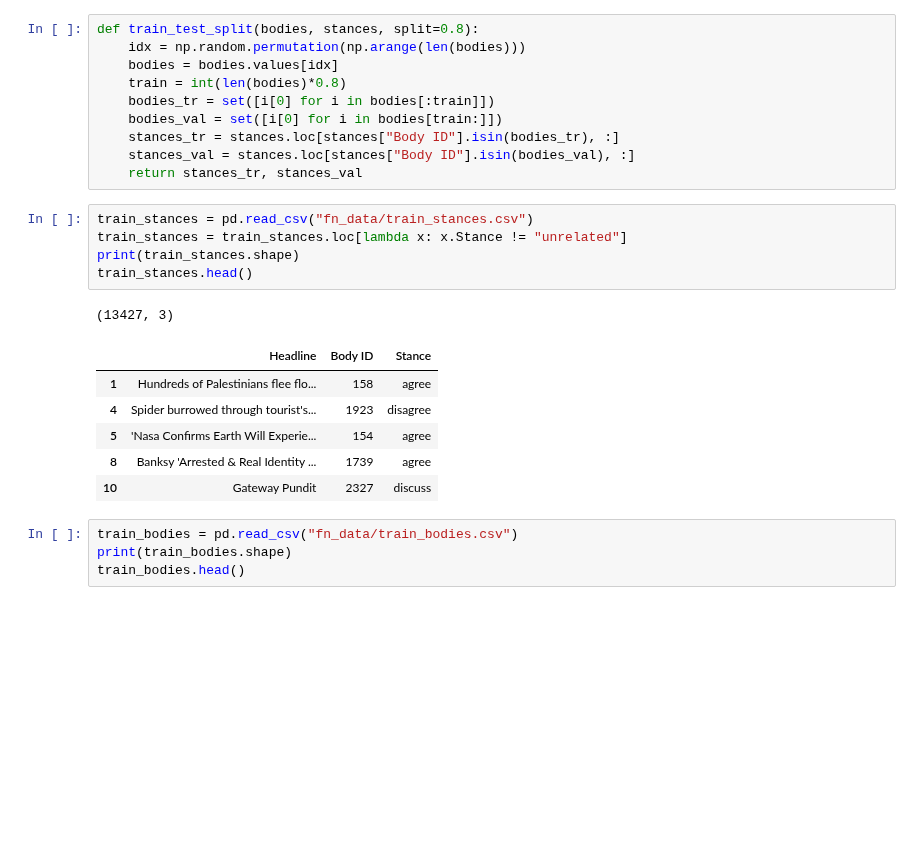
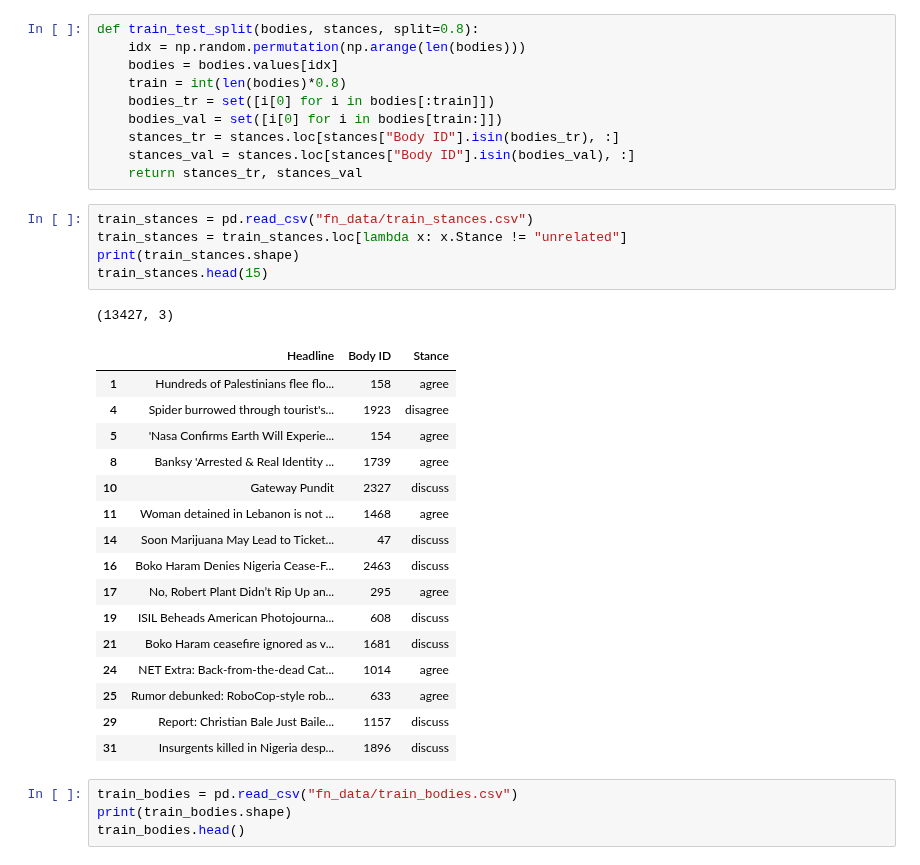
Before and after one commit to CornellDataScience/Insights-FakeNews, a Jupyter notebook: Graph Model.ipynb, the cells around one changed output. Drawn from its saved outputs; the diff is of its cells as text; blank space fills up the shorter version.

```diff
--- a/Graph Model.ipynb
+++ b/Graph Model.ipynb
@@ -24,16 +26,26 @@ def train_test_split(bodies, stances, split=0.8):
 # %%
 train_stances = pd.read_csv("fn_data/train_stances.csv")
 train_stances = train_stances.loc[lambda x: x.Stance != "unrelated"]
 print(train_stances.shape)
-train_stances.head()
+train_stances.head(15)
 # %% [output]
 (13427, 3)
 |  | Headline | Body ID | Stance |
 | 1 | Hundreds of Palestinians flee flo... | 158 | agree |
 | 4 | Spider burrowed through tourist's... | 1923 | disagree |
 | 5 | 'Nasa Confirms Earth Will Experie... | 154 | agree |
 | 8 | Banksy 'Arrested & Real Identity ... | 1739 | agree |
 | 10 | Gateway Pundit | 2327 | discuss |
+| 11 | Woman detained in Lebanon is not ... | 1468 | agree |
+| 14 | Soon Marijuana May Lead to Ticket... | 47 | discuss |
+| 16 | Boko Haram Denies Nigeria Cease-F... | 2463 | discuss |
+| 17 | No, Robert Plant Didn’t Rip Up an... | 295 | agree |
+| 19 | ISIL Beheads American Photojourna... | 608 | discuss |
+| 21 | Boko Haram ceasefire ignored as v... | 1681 | discuss |
+| 24 | NET Extra: Back-from-the-dead Cat... | 1014 | agree |
+| 25 | Rumor debunked: RoboCop-style rob... | 633 | agree |
+| 29 | Report: Christian Bale Just Baile... | 1157 | discuss |
+| 31 | Insurgents killed in Nigeria desp... | 1896 | discuss |
 # %%
 train_bodies = pd.read_csv("fn_data/train_bodies.csv")
 print(train_bodies.shape)
```
Also changed, not shown: parts of 16 cells of this notebook.
